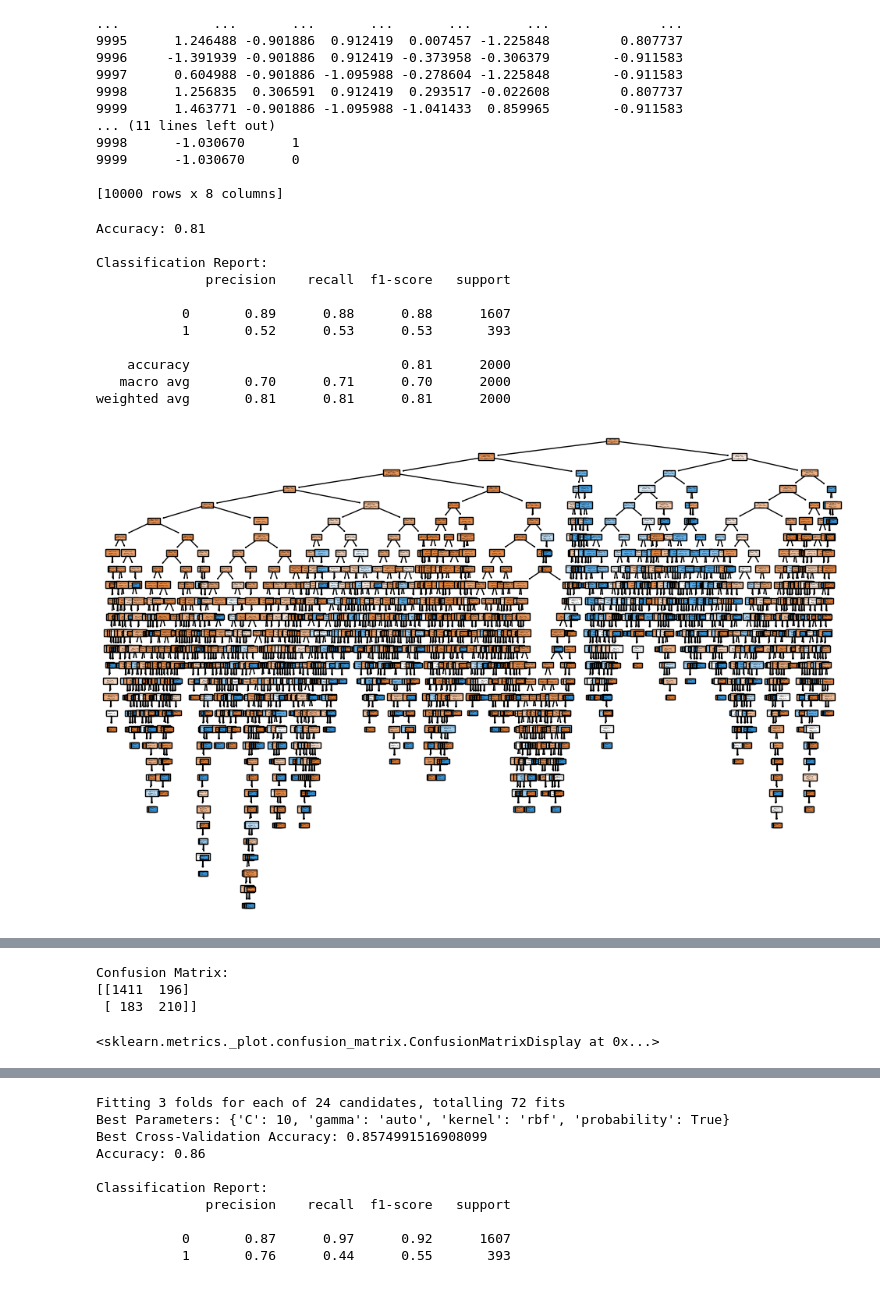
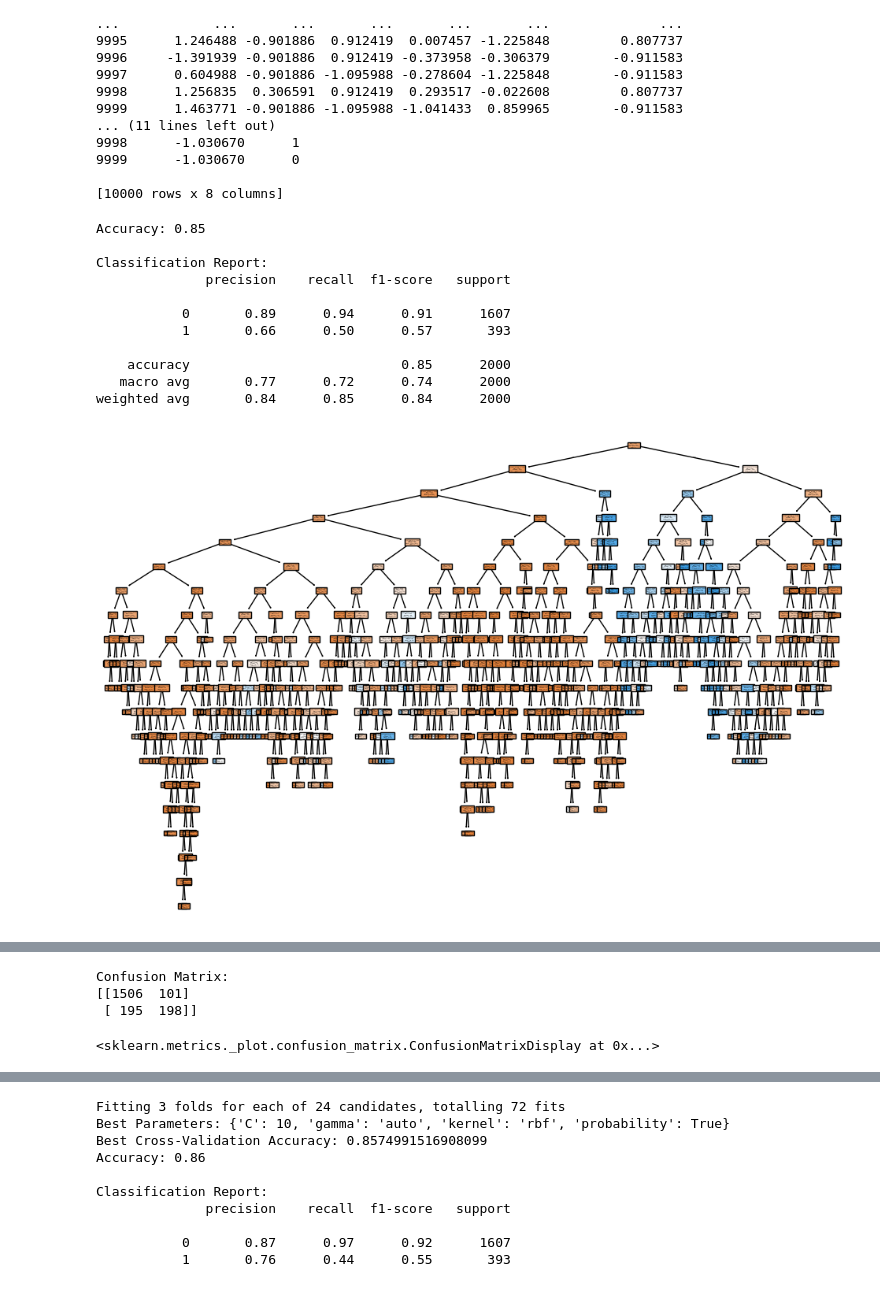
Before and after one commit to 9WooPWooP8/magister_statitstics_labs, a Jupyter notebook: lab4/task.ipynb, the cells around one changed output, grey strips where cells are left out. Saved outputs shown, nothing was run; the diff lists cells and outputs as text; code cells hidden in the pictures.

```diff
--- a/lab4/task.ipynb
+++ b/lab4/task.ipynb
@@ -423,7 +369,7 @@ y = dataset_normalized["churn"]
 X_train, X_test, y_train, y_test = train_test_split(X, y, test_size=0.2, random_state=42)
 
 # Initialize the classifier
-model = DecisionTreeClassifier(random_state=42)
+model = DecisionTreeClassifier(random_state=42, min_samples_leaf=10, max_depth=None, max_features=None)
 
 # Train the model on the training data
 model.fit(X_train, y_train)
@@ -448,37 +394,37 @@ y_probs = model.predict_proba(X_test)[:, 1]  # Probability for the positive clas
 
 # Calculate ROC curve and AUC
 fpr, tpr, thresholds = roc_curve(y_test, y_probs)
 auc = roc_auc_score(y_test, y_probs)
 
 # Plot the ROC curve
 plt.figure(figsize=(8, 6))
 plt.plot(fpr, tpr, label=f"ROC Curve (AUC = {auc:.2f})", color="blue")
 plt.plot([0, 1], [0, 1], "k--", label="Random Guess")
 plt.xlabel("False Positive Rate (FPR)")
 plt.ylabel("True Positive Rate (TPR)")
 plt.title("Receiver Operating Characteristic (ROC) Curve")
 plt.legend(loc="lower right")
 plt.grid()
 plt.show()
 
 # Compute the confusion matrix
 cm = confusion_matrix(y_test, y_pred)
 print("Confusion Matrix:")
 print(cm)
 
 # Optionally, display the confusion matrix visually
 disp = ConfusionMatrixDisplay(confusion_matrix=cm, display_labels=model.classes_)
 disp.plot(cmap="Blues")
 # %% [output]
-Accuracy: 0.81
+Accuracy: 0.85
 
 Classification Report:
               precision    recall  f1-score   support
 
-           0       0.89      0.88      0.88      1607
-           1       0.52      0.53      0.53       393
+           0       0.89      0.94      0.91      1607
+           1       0.66      0.50      0.57       393
 
-    accuracy                           0.81      2000
-   macro avg       0.70      0.71      0.70      2000
-weighted avg       0.81      0.81      0.81      2000
+    accuracy                           0.85      2000
+   macro avg       0.77      0.72      0.74      2000
+weighted avg       0.84      0.85      0.84      2000
-[figure, old version]
+[figure, new version]
@@ -486,4 +432,4 @@ weighted avg       0.81      0.81      0.81      2000
 Confusion Matrix:
-[[1411  196]
- [ 183  210]]
+[[1506  101]
+ [ 195  198]]
 <sklearn.metrics._plot.confusion_matrix.ConfusionMatrixDisplay at 0x...>
```
Also changed, not shown: parts of 6 cells of this notebook.
